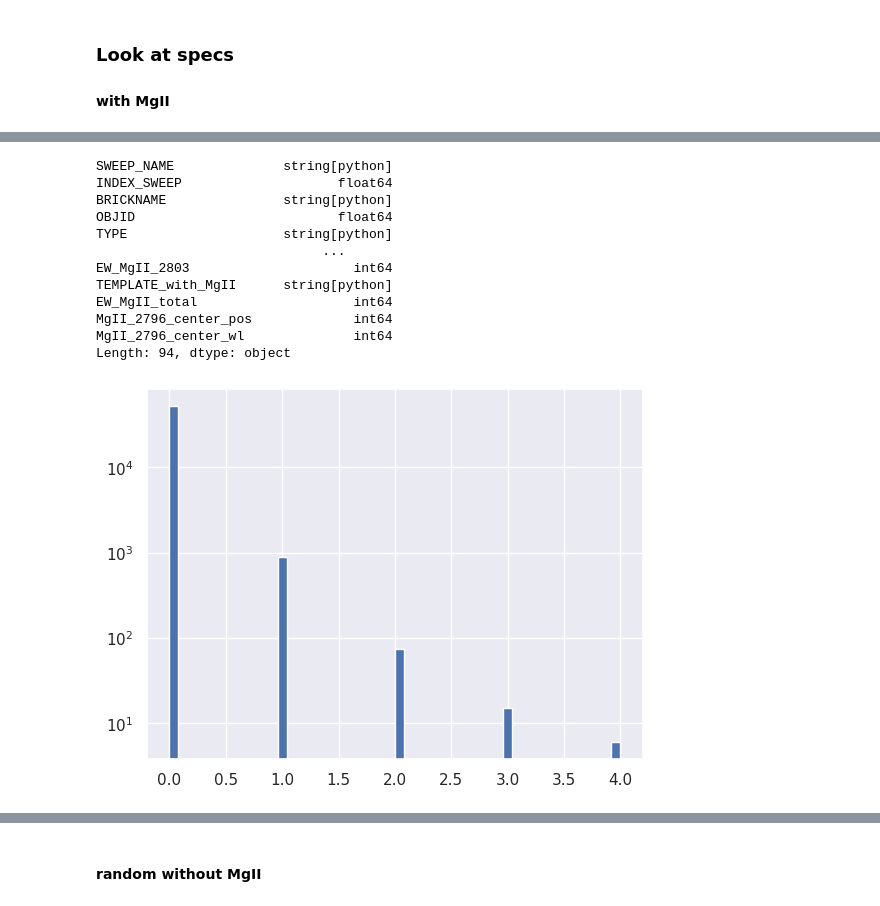
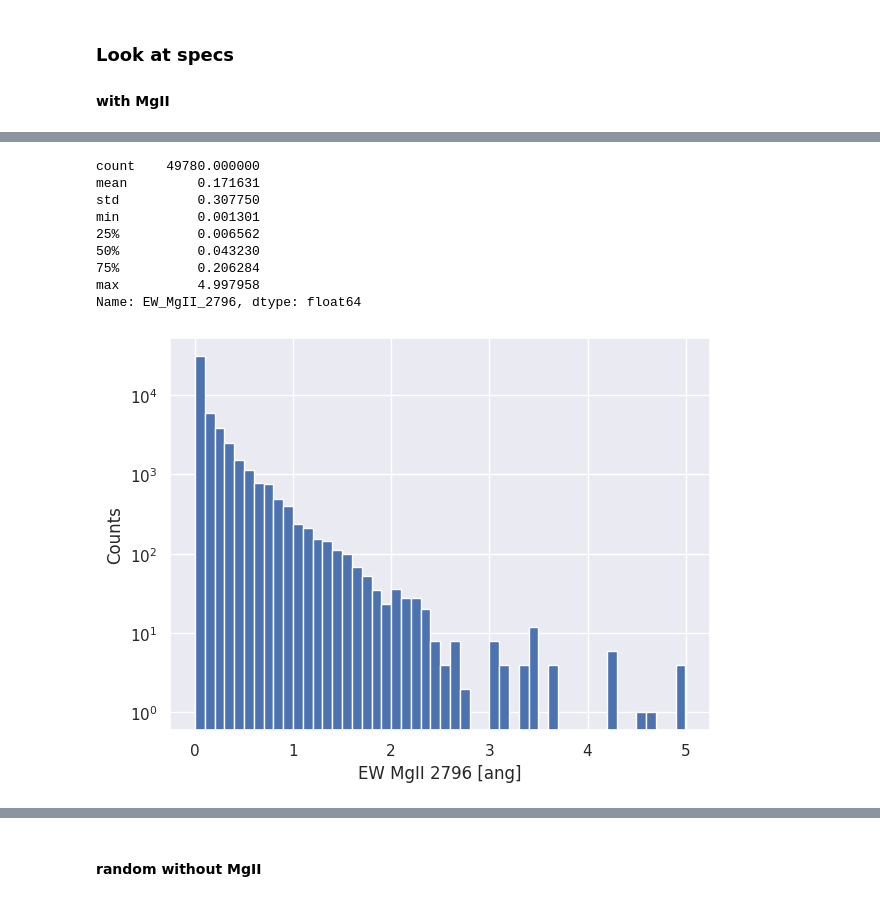
Before and after one commit to NicoGalvarino/simpaqs, a Jupyter notebook: get_SNR_bins.ipynb, the cells around one changed output, grey strips where cells are left out. Drawn from its saved outputs; the diff is of its cells as text; code cells hidden in the pictures.

```diff
--- a/get_SNR_bins.ipynb
+++ b/get_SNR_bins.ipynb
@@ -616,21 +471,26 @@ max          4.000000
 Name: EW_MgII_2796, dtype: float64
 # %%
-cat.dtypes
+cat.EW_MgII_2796.describe()
 # %% [output]
-SWEEP_NAME              string[python]
-INDEX_SWEEP                    float64
-BRICKNAME               string[python]
-OBJID                          float64
-TYPE                    string[python]
-                             ...
-EW_MgII_2803                     int64
-TEMPLATE_with_MgII      string[python]
-EW_MgII_total                    int64
-MgII_2796_center_pos             int64
-MgII_2796_center_wl              int64
-Length: 94, dtype: object
+count    49780.000000
+mean         0.171631
+std          0.307750
+min          0.001301
+25%          0.006562
+50%          0.043230
+75%          0.206284
+max          4.997958
+Name: EW_MgII_2796, dtype: float64
 # %%
 cat.loc[cat.EW_MgII_2796 >= 0.0].EW_MgII_2796.hist(bins=50)
 plt.yscale('log')
+
+plt.xlabel('EW MgII 2796 [ang]')
+plt.ylabel('Counts')
+
+plt.tight_layout()
+plt.savefig('./../plots/EW2796_distr_non_golden_SNR_3.png', dpi=400)
+
+plt.show()
 # %% [output]
-[figure, old version]
+[figure, new version]
```
Also changed, not shown: parts of 25 cells of this notebook, 2 other files.
